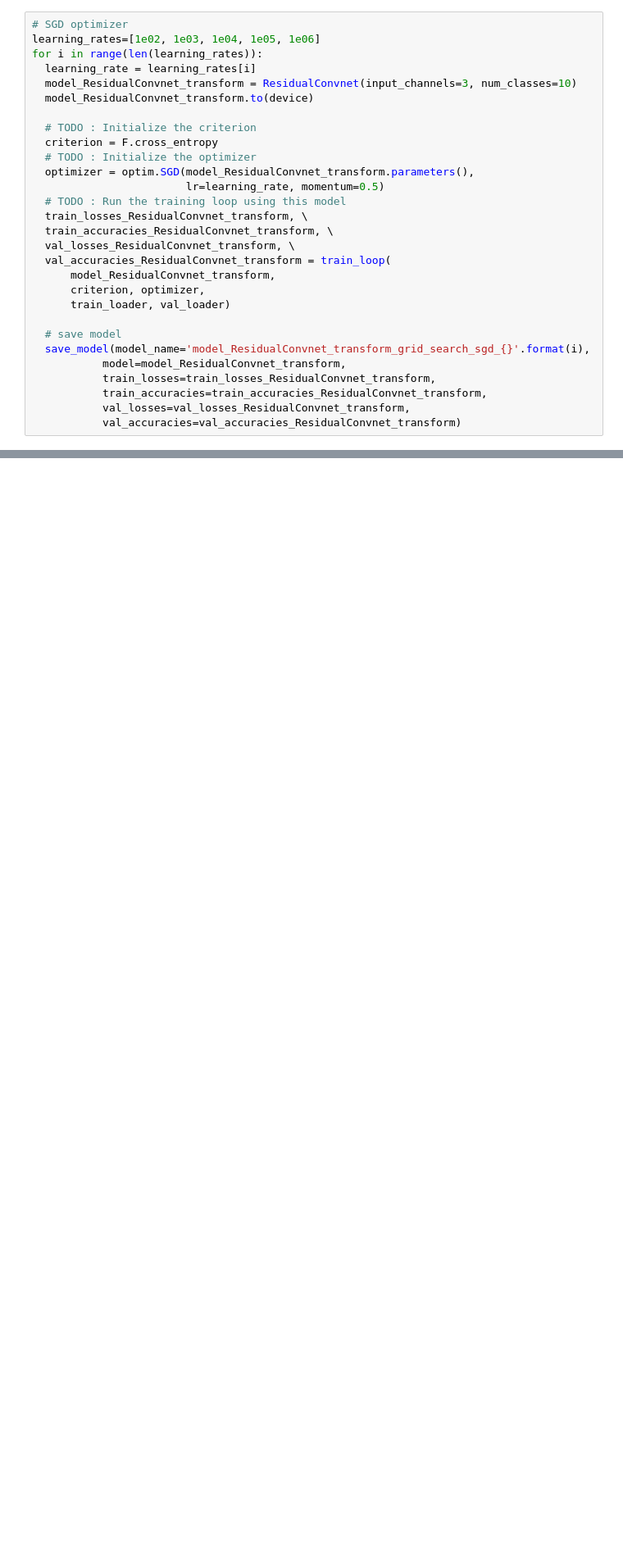
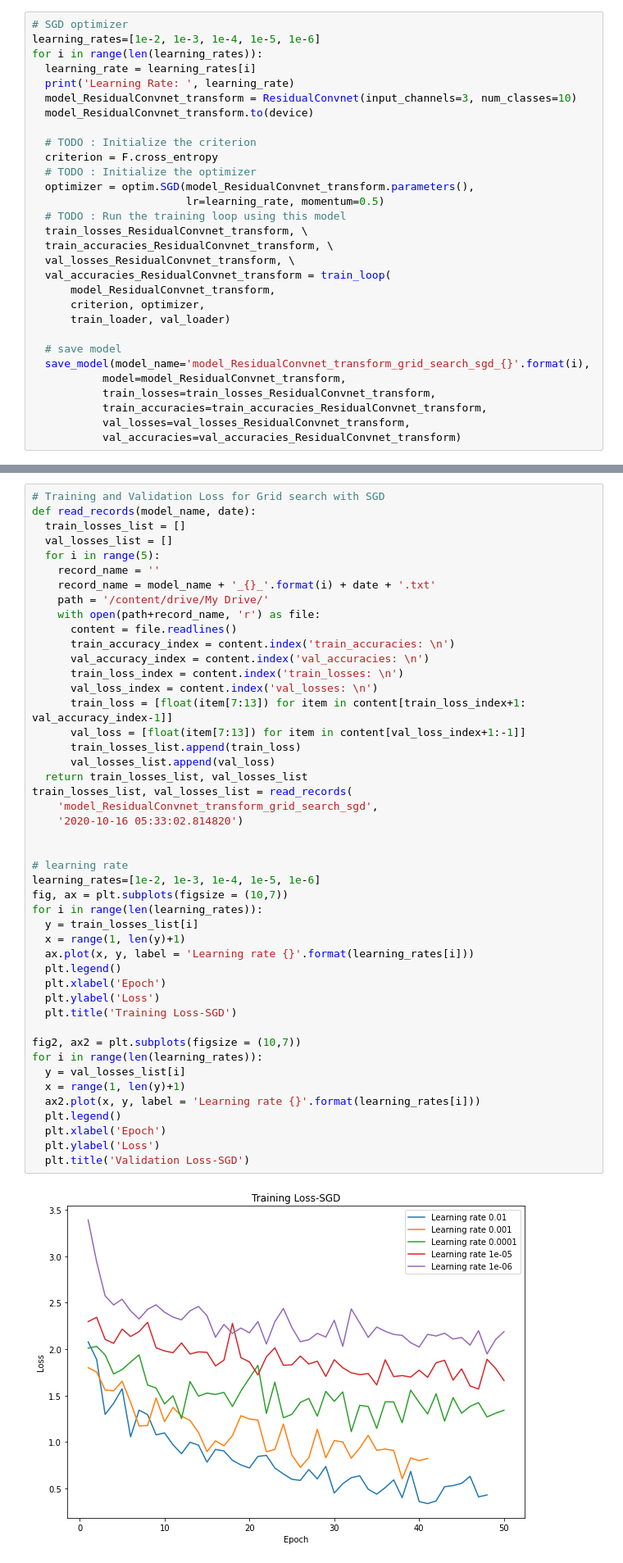
Before and after one commit to ZichangYe/NBA-Analytics, a Jupyter notebook: Q2_11.ipynb, the cells around one changed output, grey strips where cells are left out. Shown at 82% size. Saved outputs shown, nothing was run; the diff lists cells and outputs as text; blank space fills up the shorter version.

```diff
--- a/Q2_11.ipynb
+++ b/Q2_11.ipynb
@@ -1289,9 +1290,10 @@ Text(0.5, 1.0, 'Training/Validation Loss for ResidualConvnet')
 3. Learning curves (training and validation loss for 5 different gamma parameter for the StepLR)
 # %%
 # SGD optimizer
-learning_rates=[1e02, 1e03, 1e04, 1e05, 1e06]
+learning_rates=[1e-2, 1e-3, 1e-4, 1e-5, 1e-6]
 for i in range(len(learning_rates)):
   learning_rate = learning_rates[i]
+  print('Learning Rate: ', learning_rate)
   model_ResidualConvnet_transform = ResidualConvnet(input_channels=3, num_classes=10)
   model_ResidualConvnet_transform.to(device)
 
@@ -1336,0 +1339,48 @@ for i in range(len(learning_rates)):
+# %%
+# Training and Validation Loss for Grid search with SGD
+def read_records(model_name, date):
+  train_losses_list = []
+  val_losses_list = []
+  for i in range(5):
+    record_name = ''
+    record_name = model_name + '_{}_'.format(i) + date + '.txt'
+    path = '/content/drive/My Drive/'
+    with open(path+record_name, 'r') as file:
+      content = file.readlines()
+      train_accuracy_index = content.index('train_accuracies: \n')
+      val_accuracy_index = content.index('val_accuracies: \n')
+      train_loss_index = content.index('train_losses: \n')
+      val_loss_index = content.index('val_losses: \n')
+      train_loss = [float(item[7:13]) for item in content[train_loss_index+1: val_accuracy_index-1]]
+      val_loss = [float(item[7:13]) for item in content[val_loss_index+1:-1]]
+      train_losses_list.append(train_loss)
+      val_losses_list.append(val_loss)
+  return train_losses_list, val_losses_list
+train_losses_list, val_losses_list = read_records(
+    'model_ResidualConvnet_transform_grid_search_sgd',
+    '2020-10-16 05:33:02.814820')
+
+
+# learning rate
+learning_rates=[1e-2, 1e-3, 1e-4, 1e-5, 1e-6]
+fig, ax = plt.subplots(figsize = (10,7))
+for i in range(len(learning_rates)):
+  y = train_losses_list[i]
+  x = range(1, len(y)+1)
+  ax.plot(x, y, label = 'Learning rate {}'.format(learning_rates[i]))
+  plt.legend()
+  plt.xlabel('Epoch')
+  plt.ylabel('Loss')
+  plt.title('Training Loss-SGD')
+
+fig2, ax2 = plt.subplots(figsize = (10,7))
+for i in range(len(learning_rates)):
+  y = val_losses_list[i]
+  x = range(1, len(y)+1)
+  ax2.plot(x, y, label = 'Learning rate {}'.format(learning_rates[i]))
+  plt.legend()
+  plt.xlabel('Epoch')
+  plt.ylabel('Loss')
+  plt.title('Validation Loss-SGD')
+# %% [output]
+[figure, added]
```
Also changed, not shown: parts of 9 cells of this notebook.
